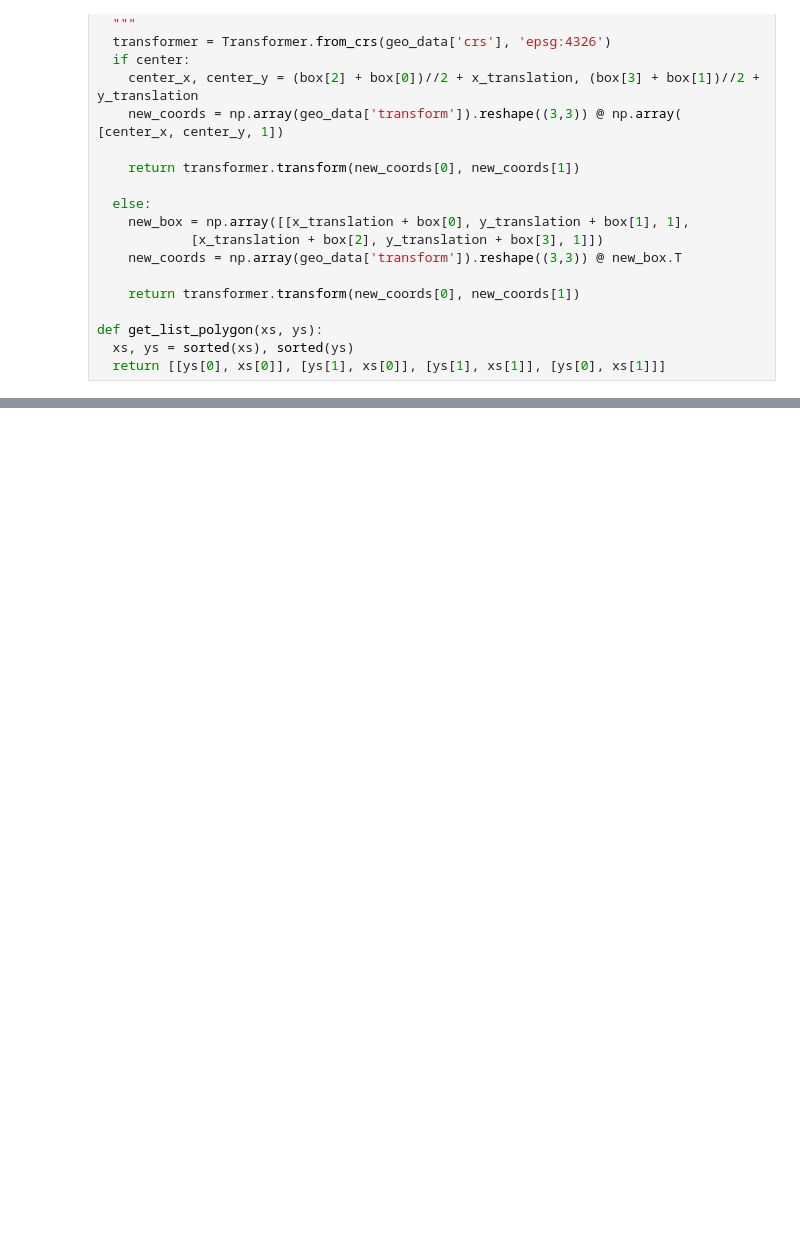
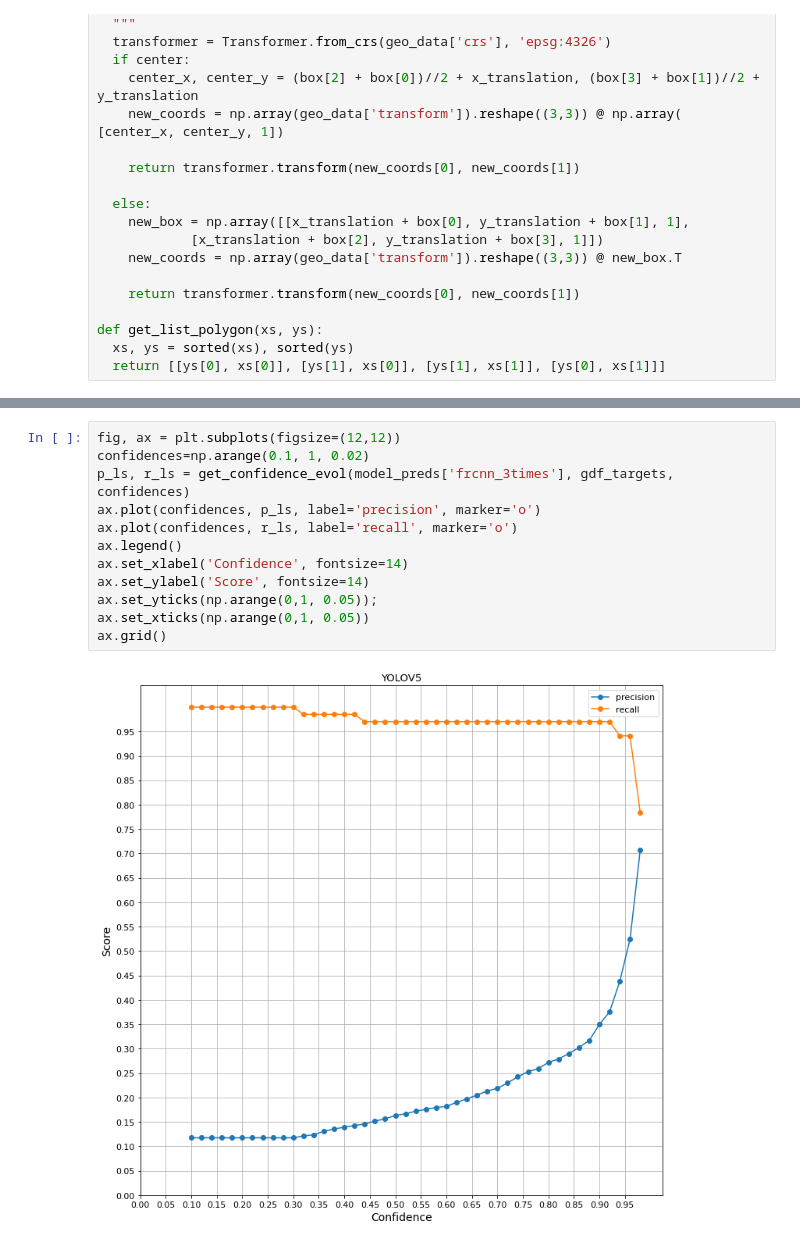
Before and after one commit to mesguerraf/yolov5, a Jupyter notebook: Post-processing.ipynb, the cells around one changed output, grey strips where cells are left out. Saved outputs shown, nothing was run; the diff lists cells and outputs as text; blank space fills up the shorter version.

```diff
--- a/Post-processing.ipynb
+++ b/Post-processing.ipynb
@@ -152,0 +168,14 @@ precision 0.9117647058823529, recall 0.8985507246376812
+# %%
+fig, ax = plt.subplots(figsize=(12,12))
+confidences=np.arange(0.1, 1, 0.02)
+p_ls, r_ls = get_confidence_evol(model_preds['frcnn_3times'], gdf_targets, confidences)
+ax.plot(confidences, p_ls, label='precision', marker='o')
+ax.plot(confidences, r_ls, label='recall', marker='o')
+ax.legend()
+ax.set_xlabel('Confidence', fontsize=14)
+ax.set_ylabel('Score', fontsize=14)
+ax.set_yticks(np.arange(0,1, 0.05));
+ax.set_xticks(np.arange(0,1, 0.05))
+ax.grid()
+# %% [output]
+[figure, added]
```
Also changed, not shown: parts of 9 cells of this notebook, 1 other file.
